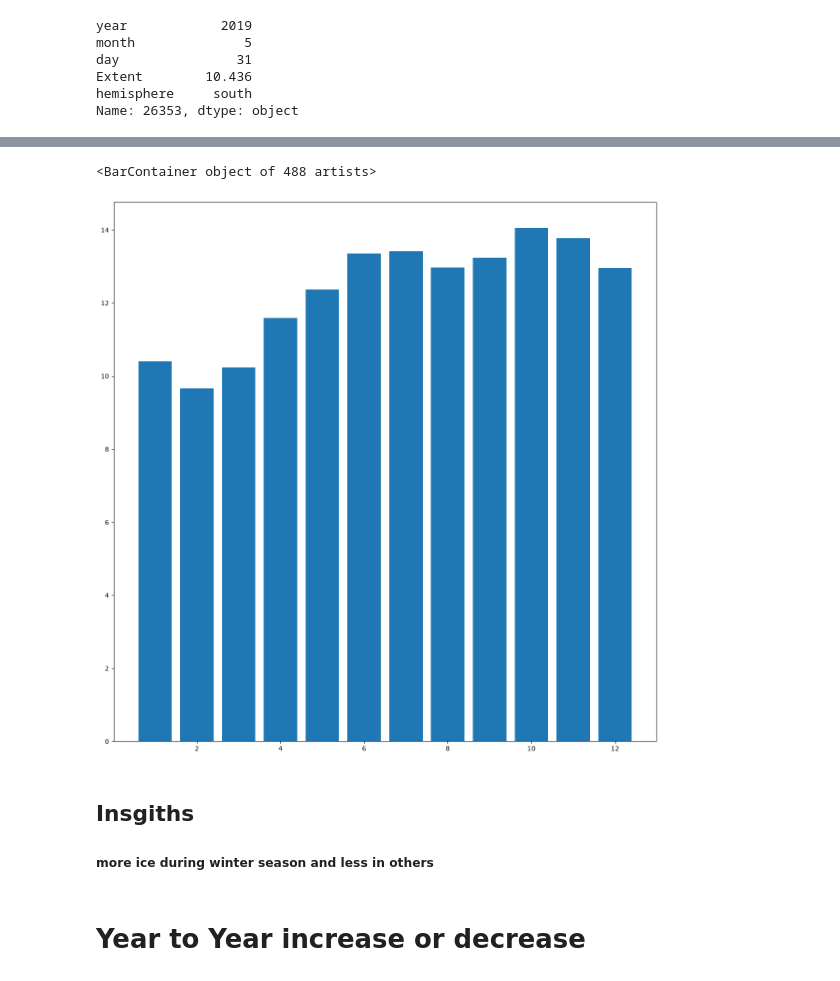
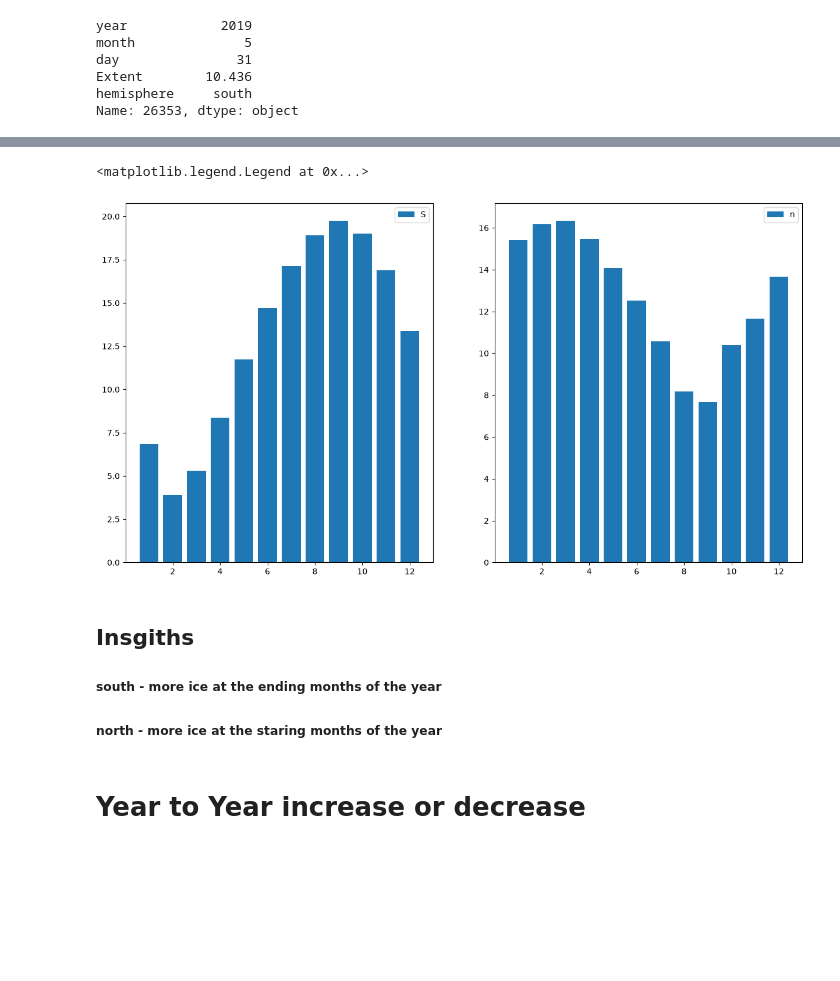
Before and after one commit to MagarVivek009/Exploratory-Data-Analysis-EDA-, a Jupyter notebook: seaice.ipynb, the cells around one changed output, grey strips where cells are left out. Drawn from its saved outputs; the diff is of its cells as text; code cells hidden in the pictures; blank space fills up the shorter version.

```diff
--- a/seaice.ipynb
+++ b/seaice.ipynb
@@ -5,6 +5,7 @@ import pandas as pd
 import matplotlib.pyplot as plt
 import seaborn as sns
 # %%
-df = pd.read_csv(r"C:\Users\Vivek\Downloads\seaice.csv\seaice.csv")
+df_s = pd.read_csv(r"C:\Users\Vivek\Downloads\S_seaice_extent_daily_v4.0.csv")
+df_n = pd.read_csv(r"C:\Users\Vivek\Downloads\N_seaice_extent_daily_v4.0.csv")
 # %% [markdown]
 # Overview
@@ -197,5 +116,5 @@ Extent        10.436
 hemisphere     south
 Name: 26353, dtype: object
 # %%
-yearmonthwise_extent = df.groupby(['year','month'])['Extent'].mean()
-yearmonthwise_extent
+df_s_yearmonthwise_extent = df_s.groupby(['year','month'])['extent'].mean()
+df_n_yearmonthwise_extent = df_n.groupby(['year','month'])['extent'].mean()
@@ -216,11 +121,15 @@ Name: Extent, Length: 488, dtype: float64
 # %%
-fig, ax = plt.subplots(figsize = (15,15))
-ax.bar(yearmonthwise_extent.index.get_level_values(1),yearmonthwise_extent)
+fig, ax = plt.subplots(1,2,figsize = (15,8))
+ax[0].bar(df_s_yearmonthwise_extent.index.get_level_values(1),df_s_yearmonthwise_extent)
+ax[0].legend("South")
+ax[1].bar(df_n_yearmonthwise_extent.index.get_level_values(1),df_n_yearmonthwise_extent)
+ax[1].legend("north")
 # %% [output]
-<BarContainer object of 488 artists>
+<matplotlib.legend.Legend at 0x...>
-[figure, old version]
+[figure, new version]
 # %% [markdown]
 ## Insgiths
-##### more ice during winter season and less in others
+##### south - more ice at the ending months of the year
+##### north - more ice at the staring months of the year
 # %% [markdown]
 # Year to Year increase or decrease
```
Also changed, not shown: parts of 38 cells of this notebook.
